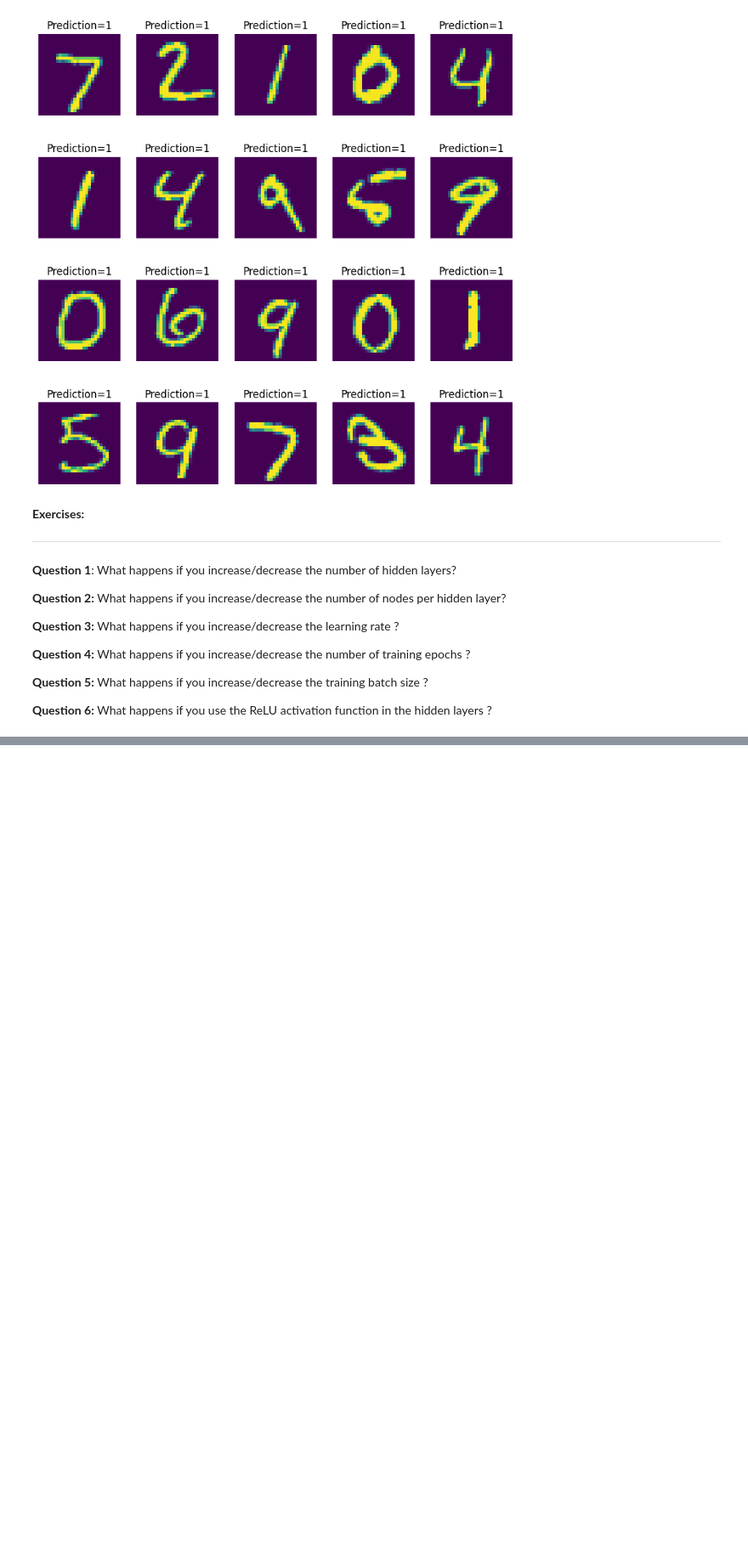
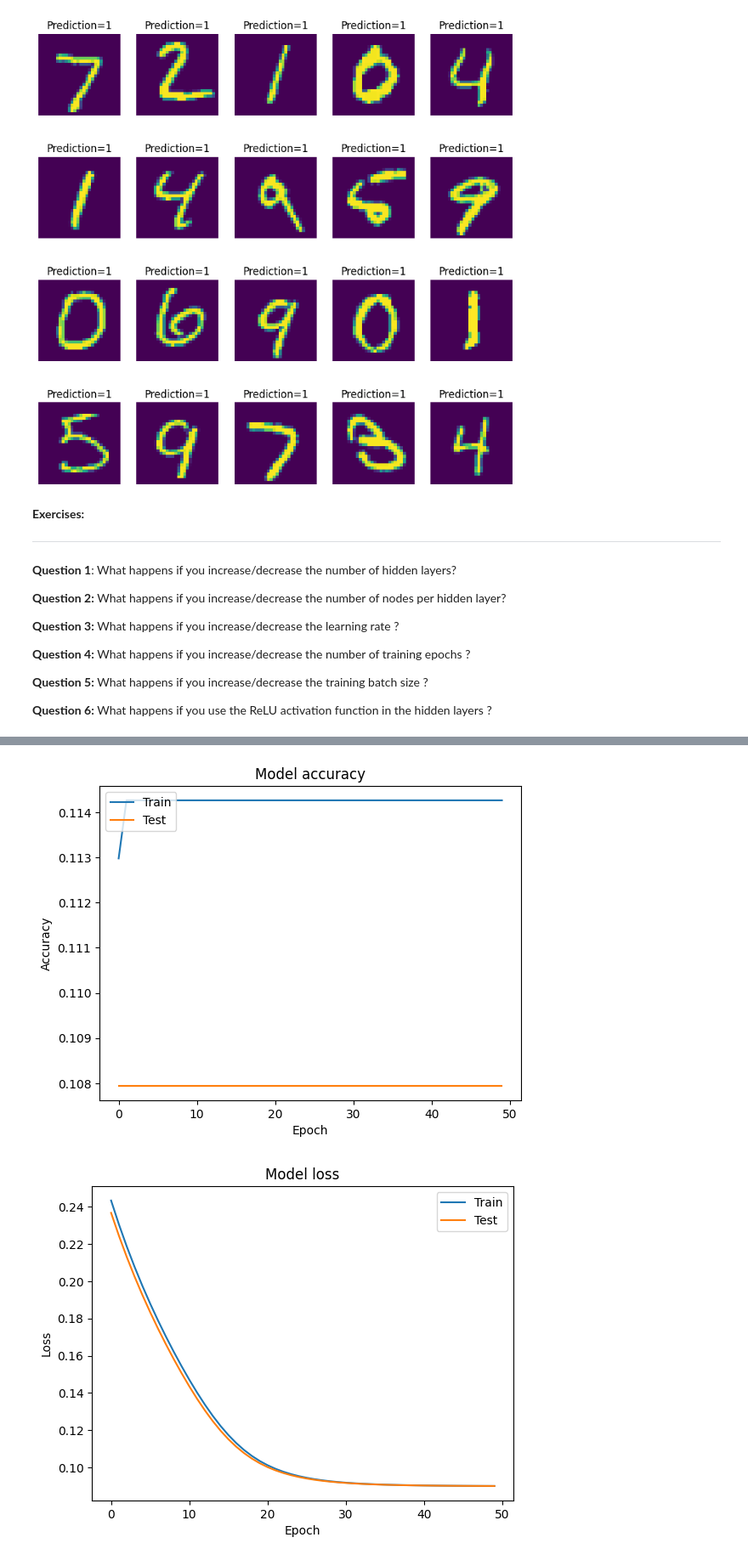
Before and after one commit to nathgc/Machine-Learning-Estudos, a Jupyter notebook: Exemplos_MLP/MLP_MNIST_Keras_new.ipynb, the cells around one changed output, grey strips where cells are left out. Shown at 85% size. Saved outputs shown, nothing was run; the diff lists cells and outputs as text; code cells hidden in the pictures; blank space fills up the shorter version.

```diff
--- a/Exemplos_MLP/MLP_MNIST_Keras_new.ipynb
+++ b/Exemplos_MLP/MLP_MNIST_Keras_new.ipynb
@@ -184,0 +189,12 @@ plt.show()
+# %%
+# Multilayer Perceptron model
+model = Sequential()
+model.add(Dense(input_dim=784, activation="relu", units=100, kernel_initializer="normal"))
+model.add(Dense(activation="relu", units=50, kernel_initializer="normal")) # after first layer no need to specify input_dim
+model.add(Dense(activation="relu", units=25, kernel_initializer="normal")) # after first layer no need to specify input_dim
+model.add(Dense(activation="relu", units=25, kernel_initializer="normal"))
+model.add(Dense(activation="relu", units=25, kernel_initializer="normal"))
+model.add(Dense(activation="relu", units=25, kernel_initializer="normal"))
+model.add(Dense(activation="sigmoid", units=10, kernel_initializer="normal"))
+model.compile(optimizer=SGD(lr=lr), loss='mean_squared_error', metrics=['accuracy'])
+model.summary()
@@ -184,0 +220,3 @@ plt.show()
+# %%
+# Train
+history = model.fit(X_train, Y_Train, validation_split=val_split, epochs=epochs, batch_size=batch_size, verbose=1)
@@ -184,0 +248,23 @@ plt.show()
+# %%
+# Training History Visualization
+
+# Plot training & validation accuracy values
+plt.plot(history.history['accuracy'])
+plt.plot(history.history['val_accuracy'])
+plt.title('Model accuracy')
+plt.ylabel('Accuracy')
+plt.xlabel('Epoch')
+plt.legend(['Train', 'Test'], loc='upper left')
+plt.show()
+
+# Plot training & validation loss values
+plt.plot(history.history['loss'])
+plt.plot(history.history['val_loss'])
+plt.title('Model loss')
+plt.ylabel('Loss')
+plt.xlabel('Epoch')
+plt.legend(['Train', 'Test'], loc='upper right')
+plt.show()
+# %% [output]
+[figure, added]
+[figure, added]
```
Also changed, not shown: parts of 5 cells of this notebook.
